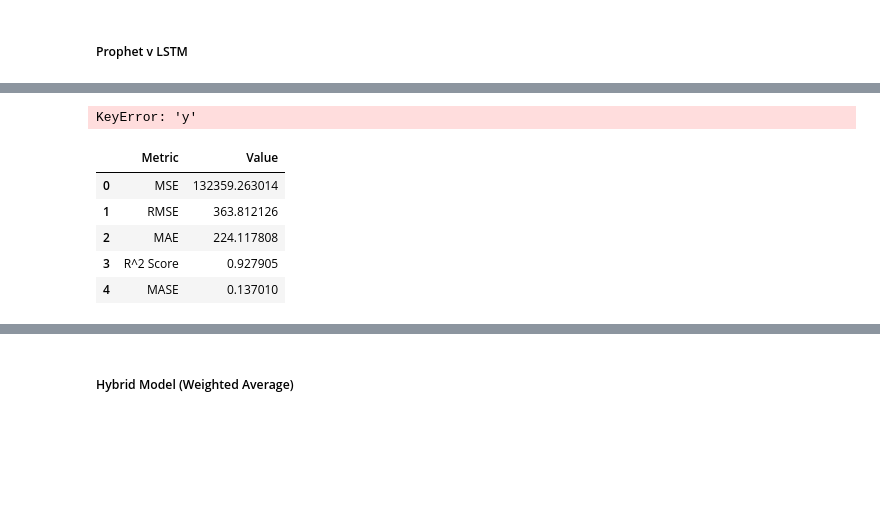
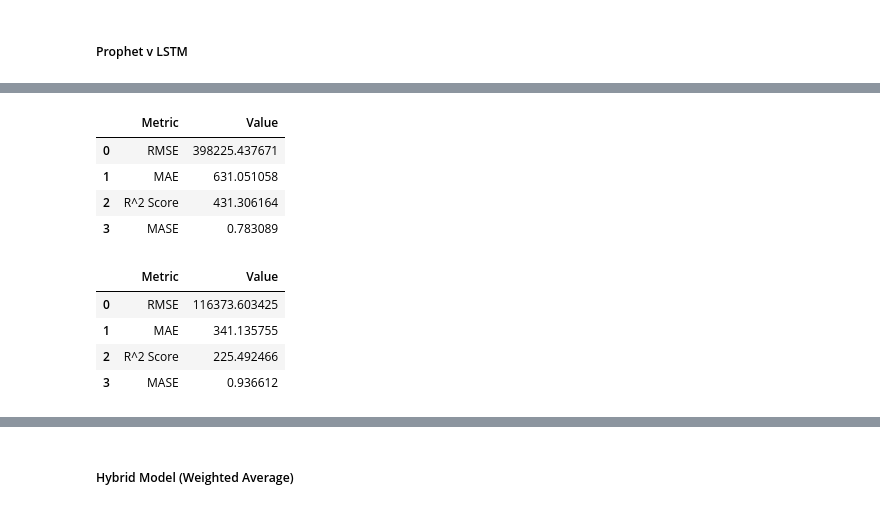
Before and after one commit to fdemberga2/Hoshino, a Jupyter notebook: XAI/SHAP2.ipynb, the cells around one changed output, grey strips where cells are left out. Drawn from its saved outputs; the diff is of its cells as text; code cells hidden in the pictures; blank space fills up the shorter version.

```diff
--- a/XAI/SHAP2.ipynb
+++ b/XAI/SHAP2.ipynb
@@ -582,32 +619,35 @@ NameError: name 'lstm_forecast' is not defined
 # %%
 # Evaluate Prophet Forecast
-mse, rmse, mae, r2, mase, naive_forecast = evaluate_model(hybrid_forecast,prophet_forecast)
+rmse, mae, r2, mase = evaluate_model(hybrid_forecast,prophet_forecast)
 
 prop_for_eval = pd.DataFrame({
-    'Metric': ['MSE', 'RMSE', 'MAE', 'R^2 Score', 'MASE', 'Naive Forecast'],
-    'Value': [mse, rmse, mae, r2, mase, naive_forecast]
+    'Metric': ['RMSE', 'MAE', 'R^2 Score', 'MASE'],
+    'Value': [rmse, mae, r2, mase]
 })
 
 prop_for_eval
 # %% [output]
-KeyError: 'y'
+|  | Metric | Value |
+| 0 | RMSE | 398225.437671 |
+| 1 | MAE | 631.051058 |
+| 2 | R^2 Score | 431.306164 |
+| 3 | MASE | 0.783089 |
 # %%
 # Evaluate LSTM Forecast
-mse, rmse, mae, r2, mase, naive_forecast = evaluate_model(hybrid_forecast,lstm_forecast)
+rmse, mae, r2, mase= evaluate_model(hybrid_forecast,lstm_forecast)
 
 lstm_for_eval = pd.DataFrame({
-    'Metric': ['MSE', 'RMSE', 'MAE', 'R^2 Score', 'MASE'],
-    'Value': [mse, rmse, mae, r2, mase]
+    'Metric': ['RMSE', 'MAE', 'R^2 Score', 'MASE'],
+    'Value': [rmse, mae, r2, mase]
 })
 
 lstm_for_eval
 # %% [output]
 |  | Metric | Value |
-| 0 | MSE | 132359.263014 |
-| 1 | RMSE | 363.812126 |
-| 2 | MAE | 224.117808 |
-| 3 | R^2 Score | 0.927905 |
-| 4 | MASE | 0.137010 |
+| 0 | RMSE | 116373.603425 |
+| 1 | MAE | 341.135755 |
+| 2 | R^2 Score | 225.492466 |
+| 3 | MASE | 0.936612 |
 # %%
 # Comparing Prophet and LSTM Evaluation
 fore_propvlstm = pd.concat([prop_for_eval, lstm_for_eval], axis = 1)
```
Also changed, not shown: parts of 26 cells of this notebook.
